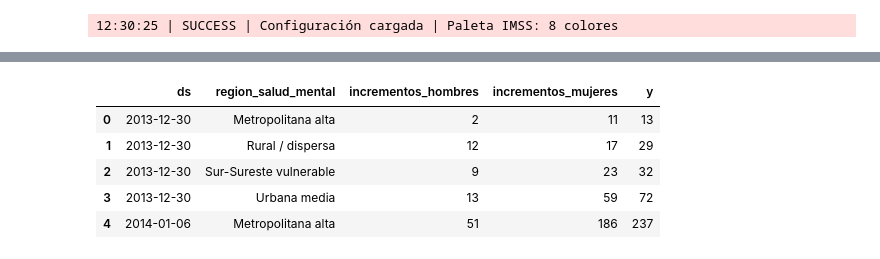
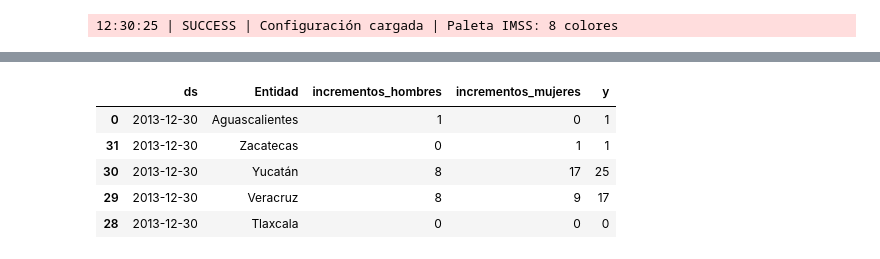
Before and after one commit to EpiForecastMX/EpiForecast-MX, a Jupyter notebook: notebooks/Avance3.Equipo01.ipynb, the cells around one changed output, grey strips where cells are left out. Cells and saved outputs as stored; diff of their text form; code cells hidden in the pictures.

```diff
--- a/notebooks/Avance3.Equipo01.ipynb
+++ b/notebooks/Avance3.Equipo01.ipynb
@@ -116,20 +116,20 @@ dtypes: datetime64[ns](1), float64(3), int64(6), object(9)
 memory usage: 8.8+ MB
 # %%
 serie  = (df_datos
-                .groupby(["Fecha","region_salud_mental"])[["incrementos_hombres", "incrementos_mujeres"]]
+                .groupby(["Fecha","Entidad"])[["incrementos_hombres", "incrementos_mujeres"]]
                 .sum()
                 .reset_index()
                 .rename(columns={'Fecha':'ds'})
             )
 
 serie["y"] = serie["incrementos_hombres"] + serie["incrementos_mujeres"]
 serie = serie.sort_values('ds')
-regiones = serie['region_salud_mental'].unique()
+regiones = serie['Entidad'].unique()
 serie.head(5)
 # %% [output]
-|  | ds | region_salud_mental | incrementos_hombres | incrementos_mujeres | y |
-| 0 | 2013-12-30 | Metropolitana alta | 2 | 11 | 13 |
-| 1 | 2013-12-30 | Rural / dispersa | 12 | 17 | 29 |
-| 2 | 2013-12-30 | Sur-Sureste vulnerable | 9 | 23 | 32 |
-| 3 | 2013-12-30 | Urbana media | 13 | 59 | 72 |
-| 4 | 2014-01-06 | Metropolitana alta | 51 | 186 | 237 |
+|  | ds | Entidad | incrementos_hombres | incrementos_mujeres | y |
+| 0 | 2013-12-30 | Aguascalientes | 1 | 0 | 1 |
+| 31 | 2013-12-30 | Zacatecas | 0 | 1 | 1 |
+| 30 | 2013-12-30 | Yucatán | 8 | 17 | 25 |
+| 29 | 2013-12-30 | Veracruz | 8 | 9 | 17 |
+| 28 | 2013-12-30 | Tlaxcala | 0 | 0 | 0 |
```
Also changed, not shown: parts of 3 cells of this notebook.
